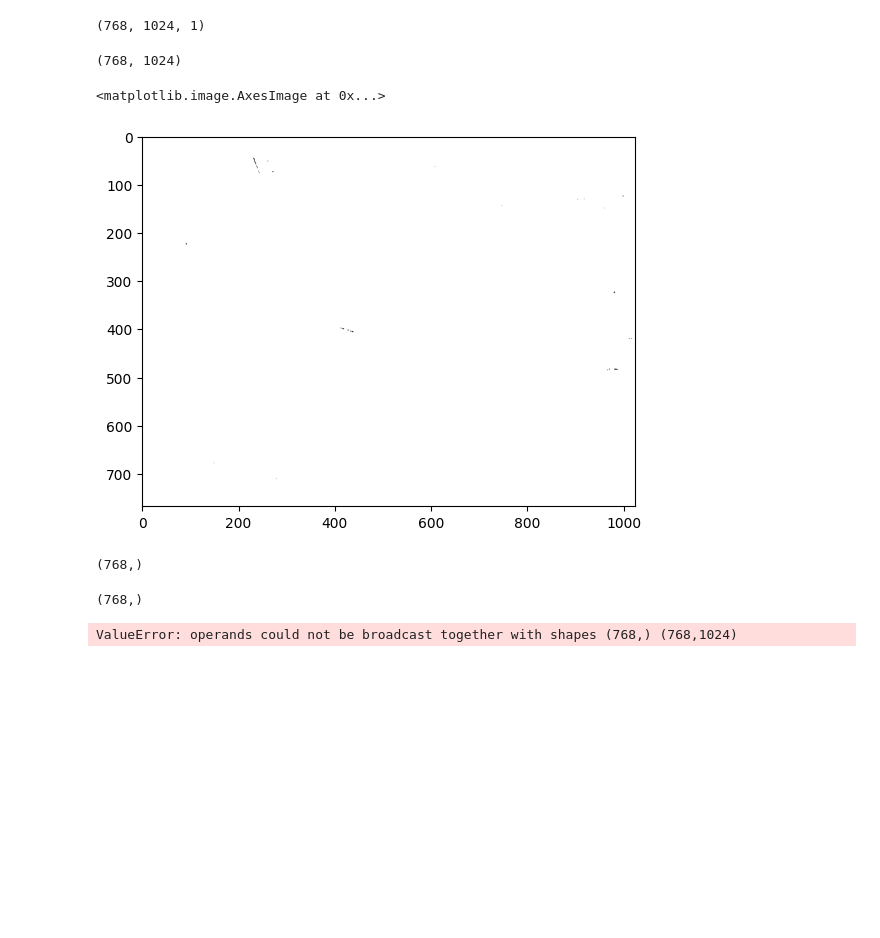
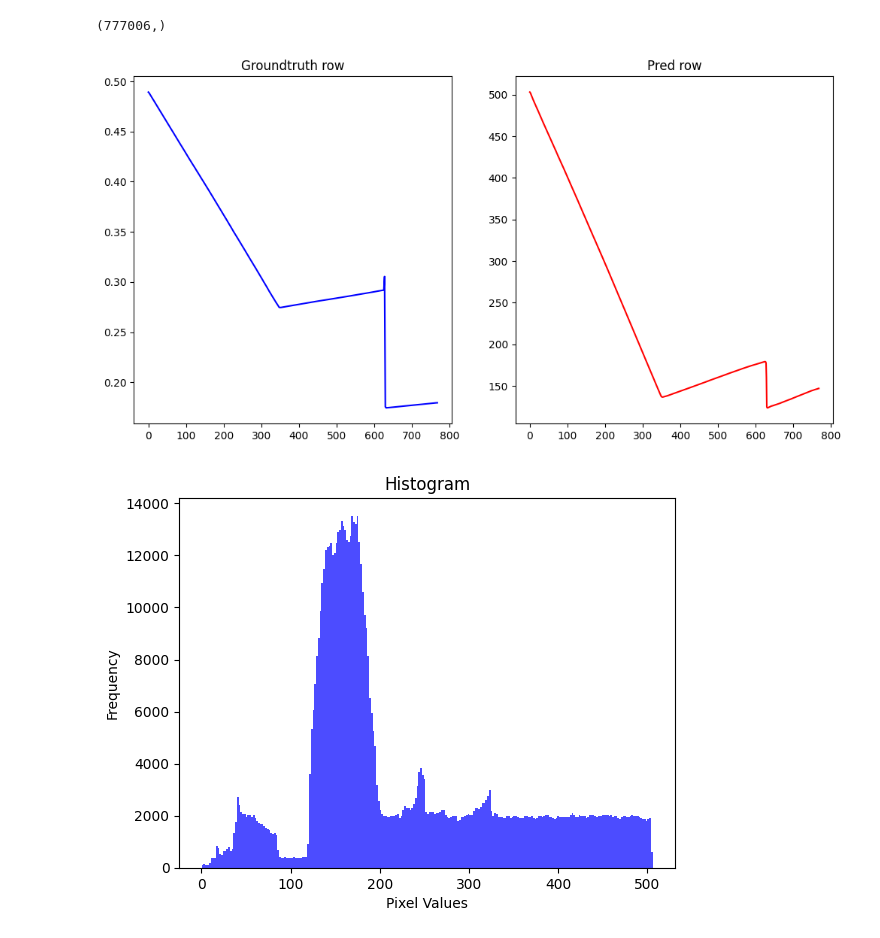
Before and after one commit to gkmocastro/depth-metrics-pavic, a Jupyter notebook: metrics.ipynb, the cells around one changed output. Drawn from its saved outputs; the diff is of its cells as text; code cells hidden in the pictures; blank space fills up the shorter version.

```diff
--- a/metrics.ipynb
+++ b/metrics.ipynb
@@ -139,33 +123,26 @@ mask = np.load(filenames_mask[index])
 # %%
-groundtruth.shape
+flat_pred_masked.shape
 # %% [output]
-(768, 1024, 1)
+(777006,)
-# %%
-index = 1
-pred_diode = np.load(filenames_preds_indoor[index])
-groundtruth = np.load(filenames_depth[index])
-rgb = cv2.imread(filenames_img[index])
-mask = np.load(filenames_mask[index])
-capped_image = cap_values(groundtruth)
-scale, shift = compute_scale_and_shift(pred_diode, capped_image, mask)
-# %%
-mask.shape
-# %% [output]
-(768, 1024)
-# %%
-plt.imshow(mask, cmap="gray")
-# %% [output]
-<matplotlib.image.AxesImage at 0x...>
-[figure, removed]
-# %%
-scale.shape
-# %% [output]
-(768,)
-# %%
-shift.shape
-# %% [output]
-(768,)
-# %%
-prediction_aligned = scale * pred_diode + shift
-# %% [output]
-ValueError: operands could not be broadcast together with shapes (768,) (768,1024)
+# %%
+row_index = round(W*(1/3))
+disp_row = disparity_masked[:, row_index]
+disp_row = disp_row.reshape(H)
+pred_row = pred_diode[:, row_index]
+pred_row= pred_row.reshape(H)
+x = np.linspace(0, H, H)
+
+plt.figure(figsize=(12,6))
+plt.subplot(1,2,1)
+plt.plot( x, disp_row, 'b')
+plt.title("Groundtruth row")
+plt.subplot(1,2,2)
+plt.plot(x, pred_row, 'r')
+plt.title("Pred row")
+plt.show()
+# %% [output]
+[figure, added]
+# %%
+plot_histogram(pred_diode)
+# %% [output]
+[figure, added]
```
Also changed, not shown: parts of 20 cells of this notebook, 1 other file.
